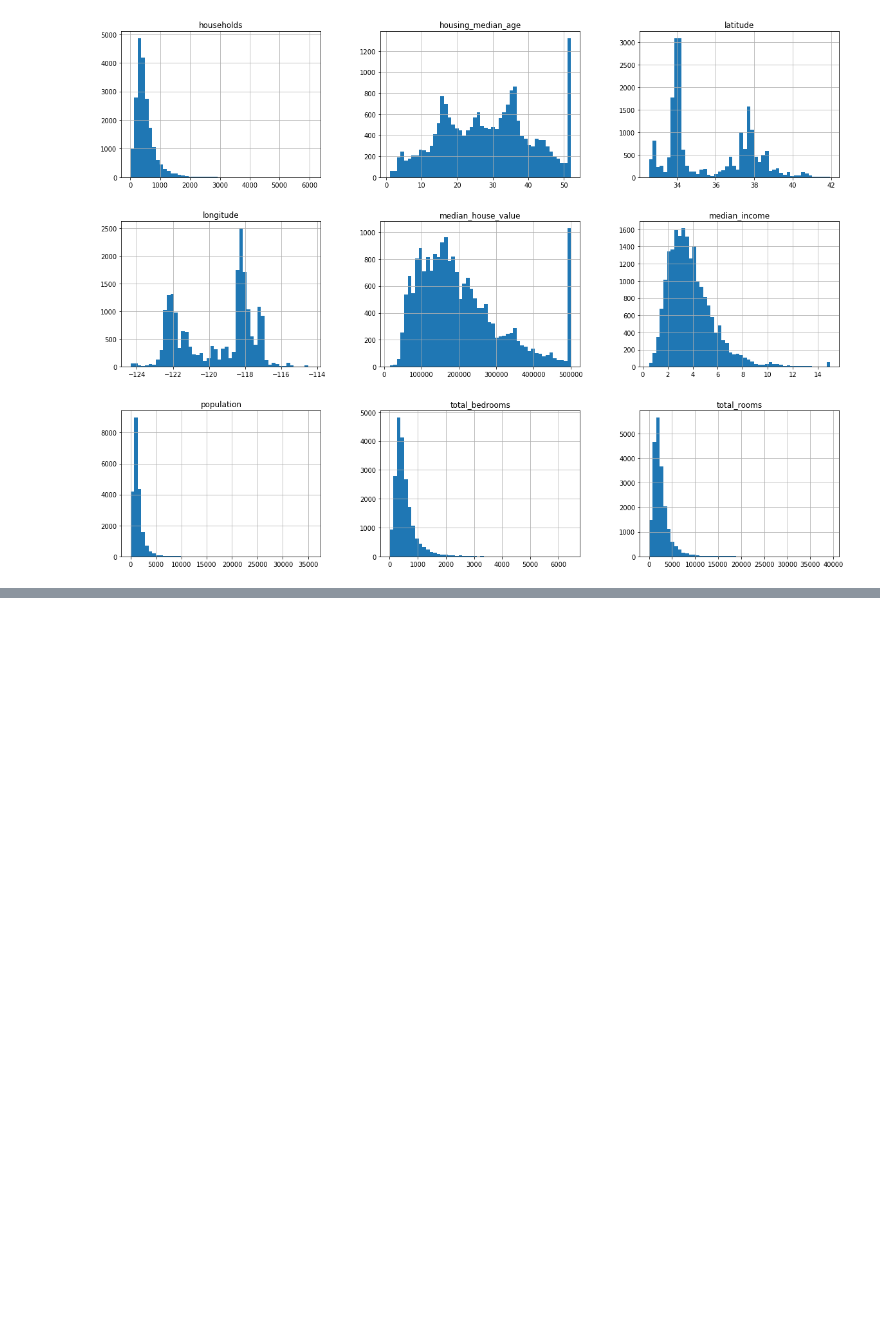
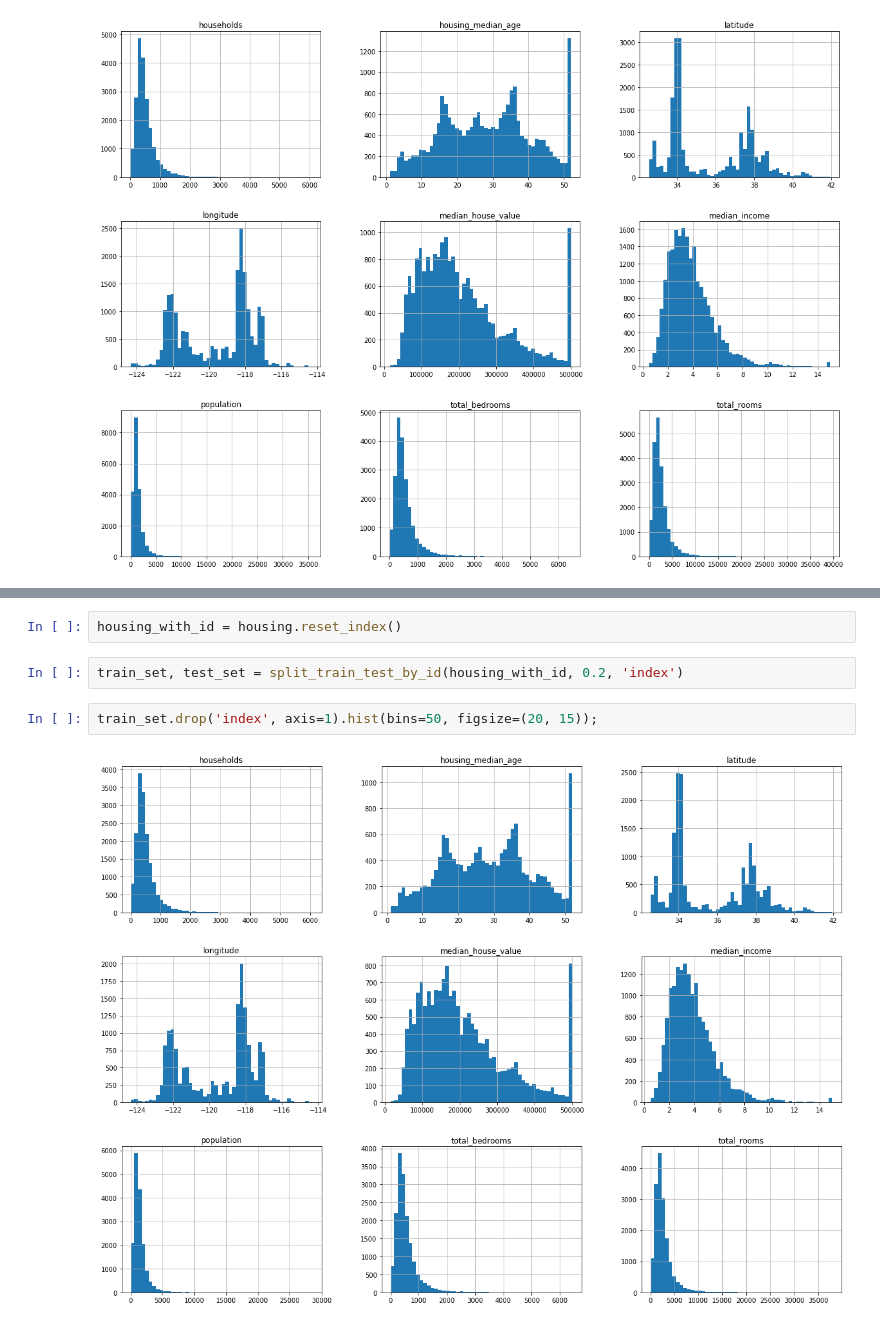
Before and after one commit to jonatasleon/handson-ml, a Jupyter notebook: Housing.ipynb, the cells around one changed output, grey strips where cells are left out. Saved outputs shown, nothing was run; the diff lists cells and outputs as text; blank space fills up the shorter version.

```diff
--- a/Housing.ipynb
+++ b/Housing.ipynb
@@ -110,0 +139,8 @@ split_train_test(housing, 0.2)
+# %%
+housing_with_id = housing.reset_index()
+# %%
+train_set, test_set = split_train_test_by_id(housing_with_id, 0.2, 'index')
+# %%
+train_set.drop('index', axis=1).hist(bins=50, figsize=(20, 15));
+# %% [output]
+[figure, added]
```
Also changed, not shown: parts of 45 cells of this notebook.
